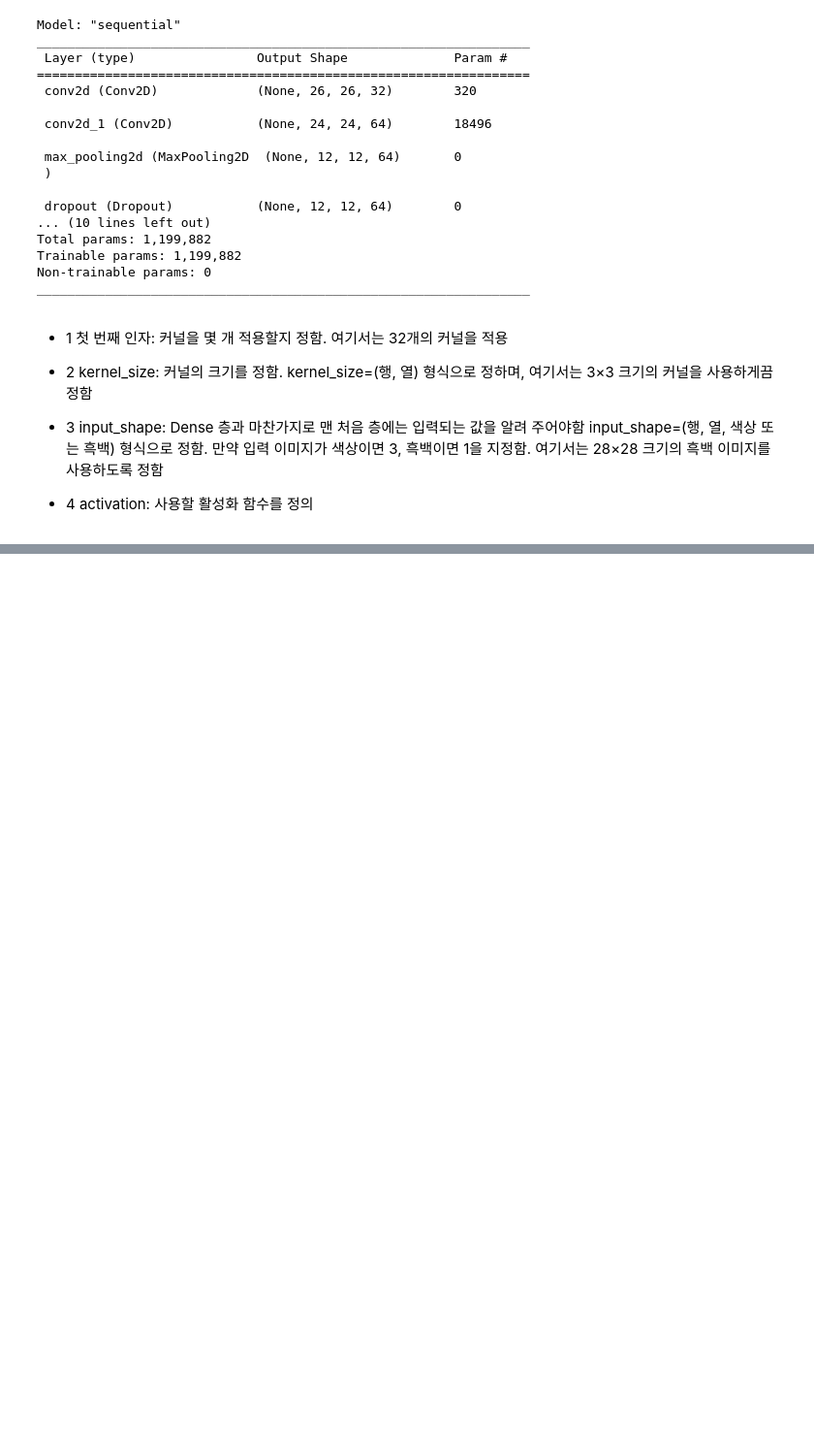
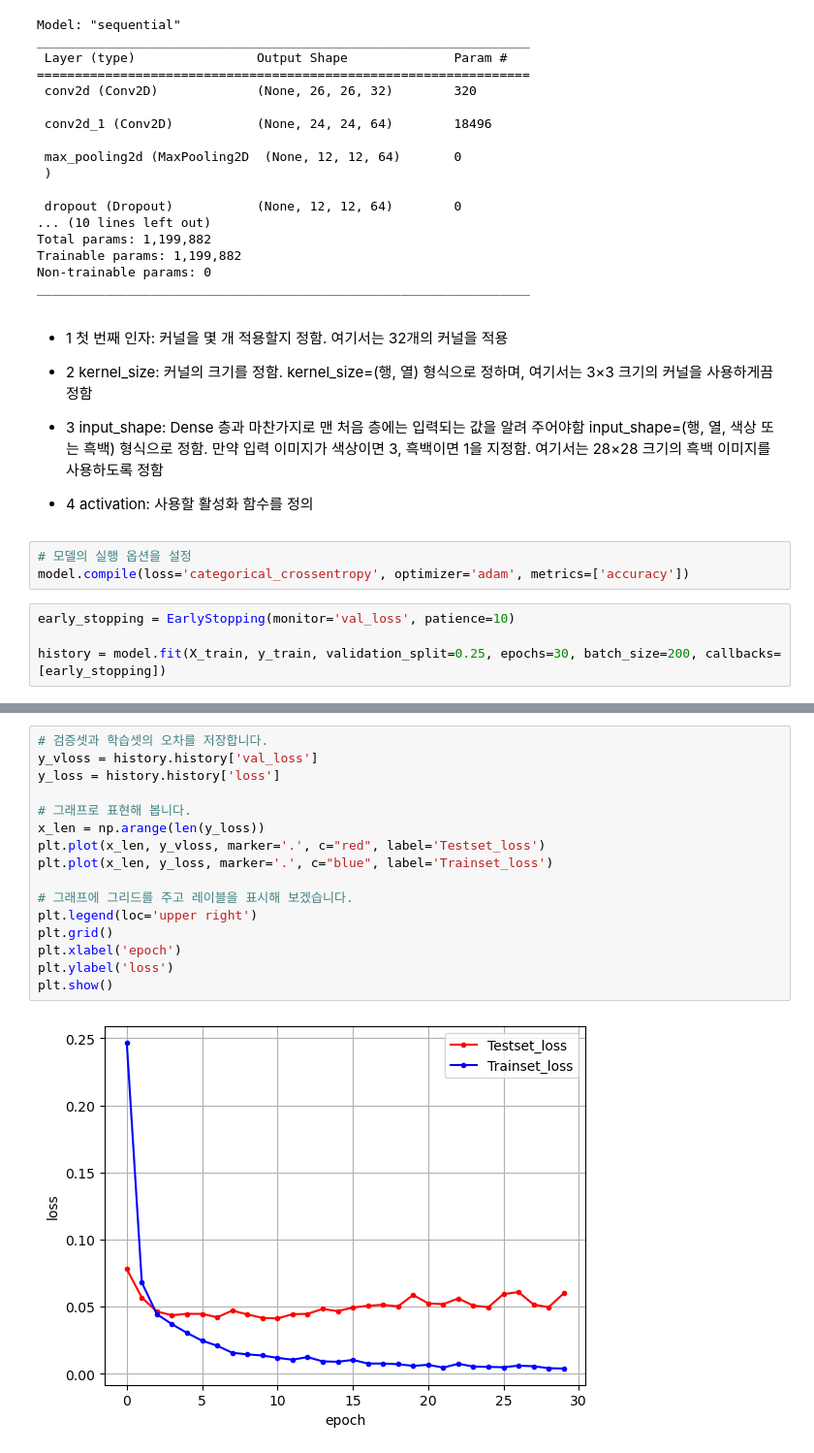
Before and after one commit to YuumiNam/Jupyter, a Jupyter notebook: dl/dlStudy/Chap16-2.ipynb, the cells around one changed output, grey strips where cells are left out. Shown: that part at 97% size. Drawn from its saved outputs; the diff is of its cells as text; blank space fills up the shorter version.

```diff
--- a/dl/dlStudy/Chap16-2.ipynb
+++ b/dl/dlStudy/Chap16-2.ipynb
@@ -93,3 +93,10 @@ _________________________________________________________________
 - 3 input_shape: Dense 층과 마찬가지로 맨 처음 층에는 입력되는 값을 알려 주어야함 input_shape=(행, 열, 색상 또는 흑백) 형식으로 정함. 만약 입력 이미지가 색상이면 3, 흑백이면 1을 지정함. 여기서는 28×28 크기의 흑백 이미지를 사용하도록 정함
 
 - 4 activation: 사용할 활성화 함수를 정의
+# %%
+# 모델의 실행 옵션을 설정
+model.compile(loss='categorical_crossentropy', optimizer='adam', metrics=['accuracy'])
+# %%
+early_stopping = EarlyStopping(monitor='val_loss', patience=10)
+
+history = model.fit(X_train, y_train, validation_split=0.25, epochs=30, batch_size=200, callbacks=[early_stopping])
@@ -95,0 +127,18 @@ _________________________________________________________________
+# %%
+# 검증셋과 학습셋의 오차를 저장합니다.
+y_vloss = history.history['val_loss']
+y_loss = history.history['loss']
+
+# 그래프로 표현해 봅니다.
+x_len = np.arange(len(y_loss))
+plt.plot(x_len, y_vloss, marker='.', c="red", label='Testset_loss')
+plt.plot(x_len, y_loss, marker='.', c="blue", label='Trainset_loss')
+
+# 그래프에 그리드를 주고 레이블을 표시해 보겠습니다.
+plt.legend(loc='upper right')
+plt.grid()
+plt.xlabel('epoch')
+plt.ylabel('loss')
+plt.show()
+# %% [output]
+[figure, added]
```
Also changed, not shown: parts of 2 cells of this notebook, 2 other files.
